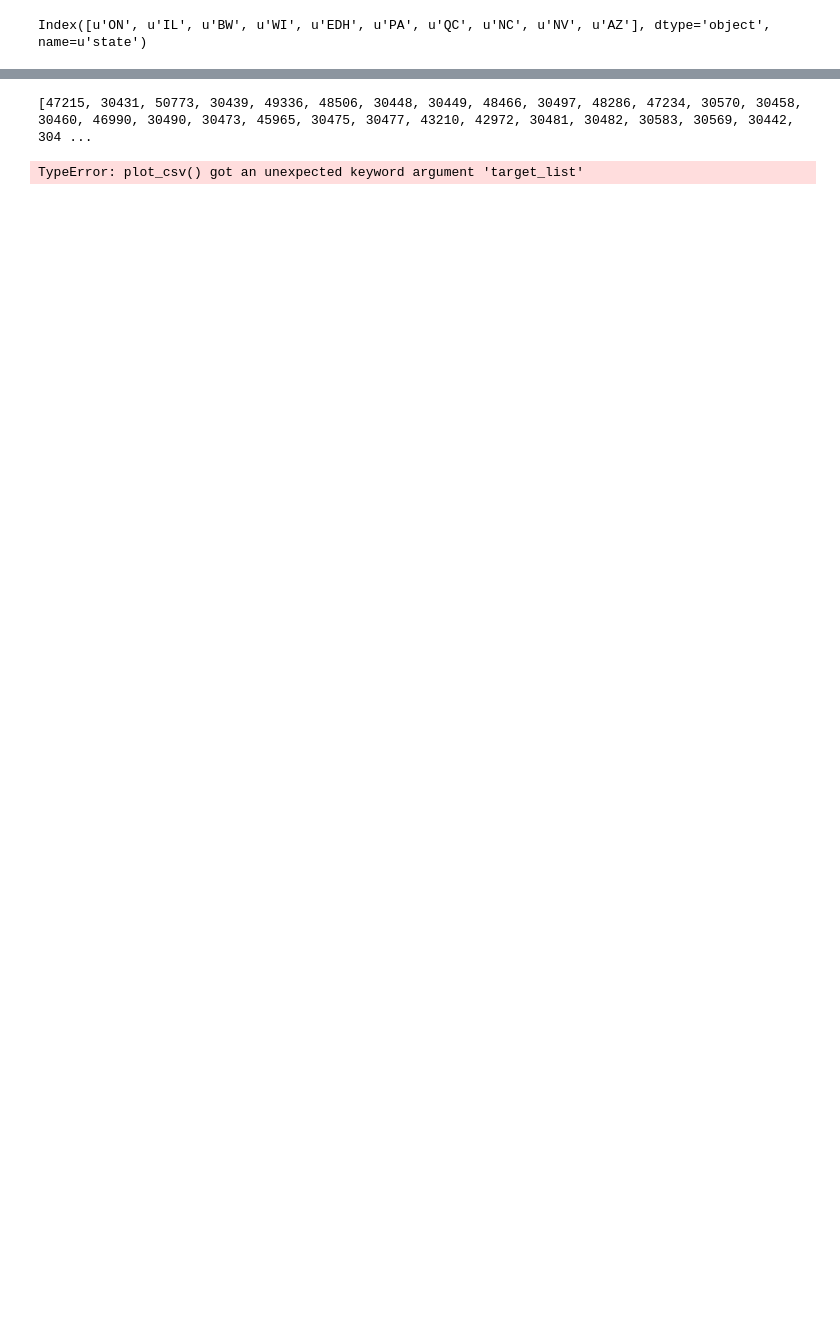
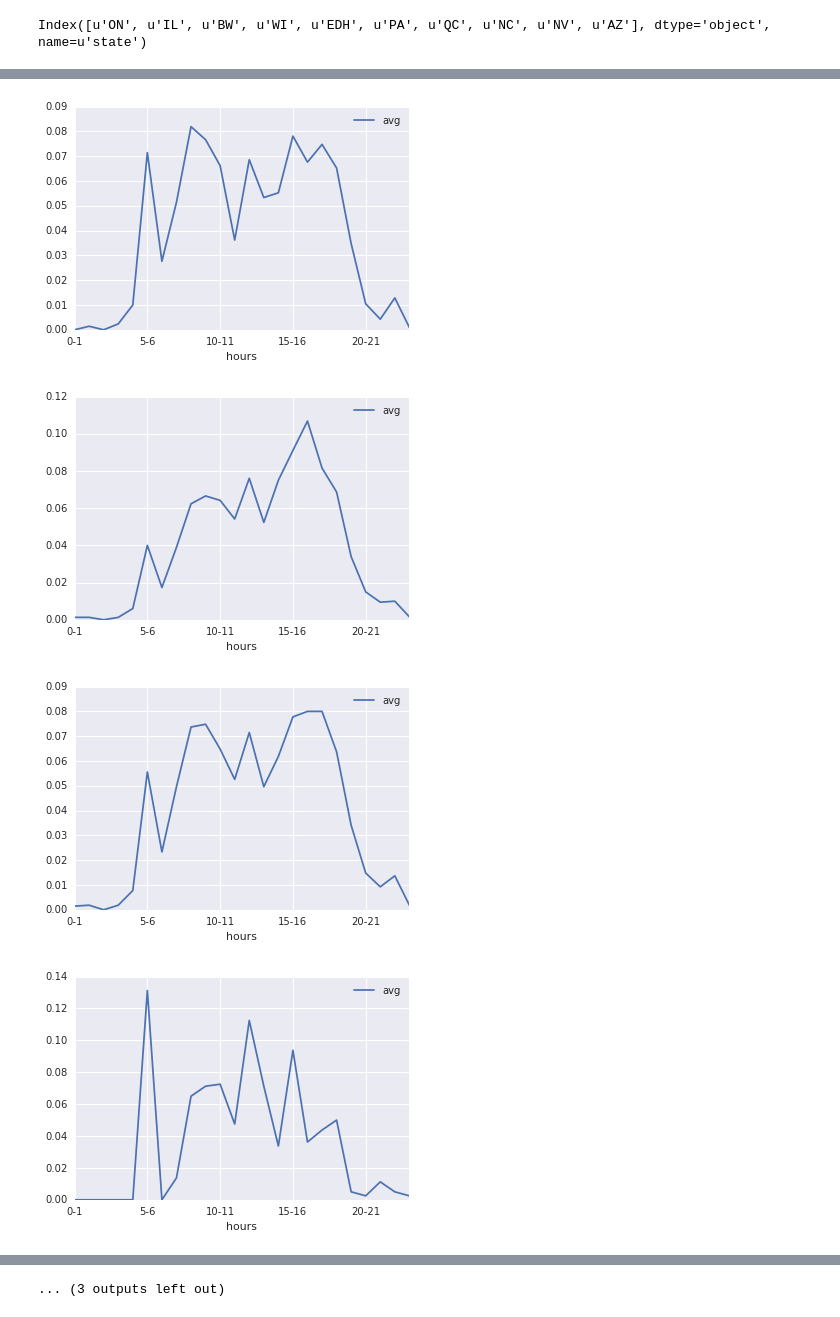
Before and after one commit to amalkadi/DataMiningProject, a Jupyter notebook: ClusterDataset.ipynb, the cells around one changed output, grey strips where cells are left out. Drawn from its saved outputs; the diff is of its cells as text; code cells hidden in the pictures; blank space fills up the shorter version.

```diff
--- a/ClusterDataset.ipynb
+++ b/ClusterDataset.ipynb
@@ -93,5 +103,8 @@ question_dataframe_file.close()
 # %% [output]
 Index([u'ON', u'IL', u'BW', u'WI', u'EDH', u'PA', u'QC', u'NC', u'NV', u'AZ'], dtype='object', name=u'state')
+# %%
+testing_city = 'ON'
+cluster_numbers = 15
 # %%
 ################################################################################
 # get checkin data and euc_dist ready for cluster
@@ -138,10 +149,12 @@ evaluate_clusters(X, 20)
 # cluster SCRATCH:
 #    for each city, cluster by check-in
 ########################################
+import time
+start = time.time()
 for X in X_dict.keys():
     # for ON only
-    if X == 'ON':
-        kmeans = KMeans(init='k-means++', n_clusters=10, n_init=10)
+    if X == testing_city:
+        kmeans = KMeans(init='k-means++', n_clusters=cluster_numbers, n_init=10)
         kmeans.fit_predict(X_dict[X])
         centroids = kmeans.cluster_centers_
         labels = kmeans.labels_
@@ -152,5 +165,6 @@ for X in X_dict.keys():
         print labels
         print '\n Cluster Centroids'
         print centroids
+print time.time() - start
 # %% [output]
 ON===========================
@@ -179,20 +193,20 @@ def plot_csv(target_business_list):
 
     #get dataframe
     df = target_df
-    df = df.drop(df.columns[0:2], axis = 1)
+    clean_df = df.drop(df.columns[0:2], axis = 1)
     df_dict = {}
     df_dict['hours'] = ['0-1', '1-2', '2-3', '3-4', '4-5', '5-6', '6-7', '7-8', '8-9', '9-10',
           '10-11', '11-12', '12-13', '13-14', '14-15', '15-16', '16-17', '17-18', '18-19','19-20', '20-21','21-22',
           '22-23', '23-0']
     if target_business_list != []:
-        df = df[df.BusinessId in target_business_list]
+        df = df[df.BusinessId.isin(target_business_list)]
         for i in range(len(df)):
-            df_dict[df.BusinessId] = np.array(df.iloc[i].tolist())
+            df_dict[df.BusinessId.tolist()[i]] = np.array(clean_df.iloc[i].tolist())
     else:
         print 'list is empty'
         return
     plot_df = pd.DataFrame(df_dict)
-    plot_df.plot(x = 'hours')
+#     plot_df.plot(x = 'hours')
 
     #plot sum
     sum_dict = {}
@@ -204,35 +218,41 @@ def plot_csv(target_business_list):
           '10-11', '11-12', '12-13', '13-14', '14-15', '15-16', '16-17', '17-18', '18-19','19-20', '20-21','21-22',
           '22-23', '23-0']
     sum_dict['avg'] = np.divide(sum_plot, len(df_dict))
+#     sum_dict['sum'] = sum_plot#np.divide(sum_plot, len(df_dict))
     sum_df = pd.DataFrame(sum_dict)
     sum_df.plot(x = 'hours')
 # %%
+########################################
+# for each cluster, plot average checkin trend
+########################################
 #read index-bussiness pair
-ON_df = pd.read_csv(open('./output/city_cluster/ON_business.csv', 'r'))
+ON_df = pd.read_csv(open('./output/city_cluster/' + testing_city +'_business.csv', 'r'))
 #read checkin data
 checkin_df = pd.read_csv('./output/checkin.csv')
 
 #create a dict where key is cluster number and value is a list of BusinessId
 temp_list = {}
 curr_group = 0
 for idx in labels.argsort():
     if labels[idx] == curr_group:
         if str(curr_group) not in temp_list.keys():
-            temp_list[str(curr_group)] = [idx]
+            temp_list[str(curr_group)] = [ON_df.BusinessId[idx]]
         else:
-            temp_list[str(curr_group)].append(idx)
+            temp_list[str(curr_group)].append(ON_df.BusinessId[idx])
     else:
         curr_group += 1
         if str(curr_group) not in temp_list.keys():
-            temp_list[str(curr_group)] = [idx]
+            temp_list[str(curr_group)] = [ON_df.BusinessId[idx]]
         else:
-            temp_list[str(curr_group)].append(idx)
+            temp_list[str(curr_group)].append(ON_df.BusinessId[idx])
 
-# print ON_df
 for i in range(0, len(temp_list)):
     plot_list = []
-    for idx in temp_list[str(i)]:
-        plot_list.append(ON_df.Index[idx])
-    print plot_list
+    for bid in temp_list[str(i)]:
+        plot_list.append(bid)
     plot_csv(plot_list)
 # %% [output]
+[figure, added]
+[figure, added]
+[figure, added]
+[figure, added]
@@ -239,2 +267 @@ for i in range(0, len(temp_list)):
-[47215, 30431, 50773, 30439, 49336, 48506, 30448, 30449, 48466, 30497, 48286, 47234, 30570, 30458, 30460, 46990, 30490, 30473, 45965, 30475, 30477, 43210, 42972, 30481, 30482, 30583, 30569, 30442, 304 ...
+... (3 outputs left out)
-TypeError: plot_csv() got an unexpected keyword argument 'target_list'
```
Also changed, not shown: parts of 6 cells of this notebook, 1 other file.
